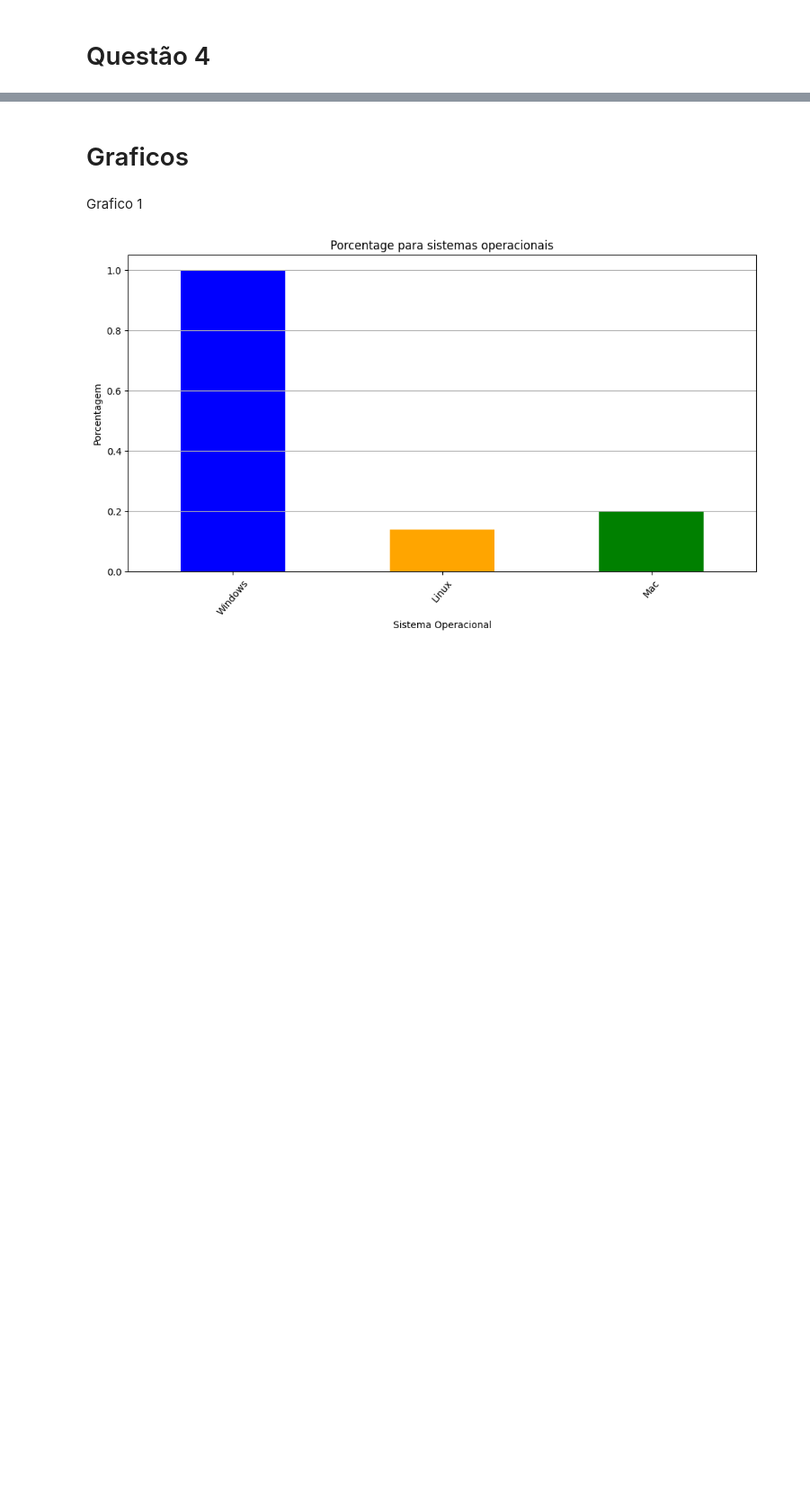
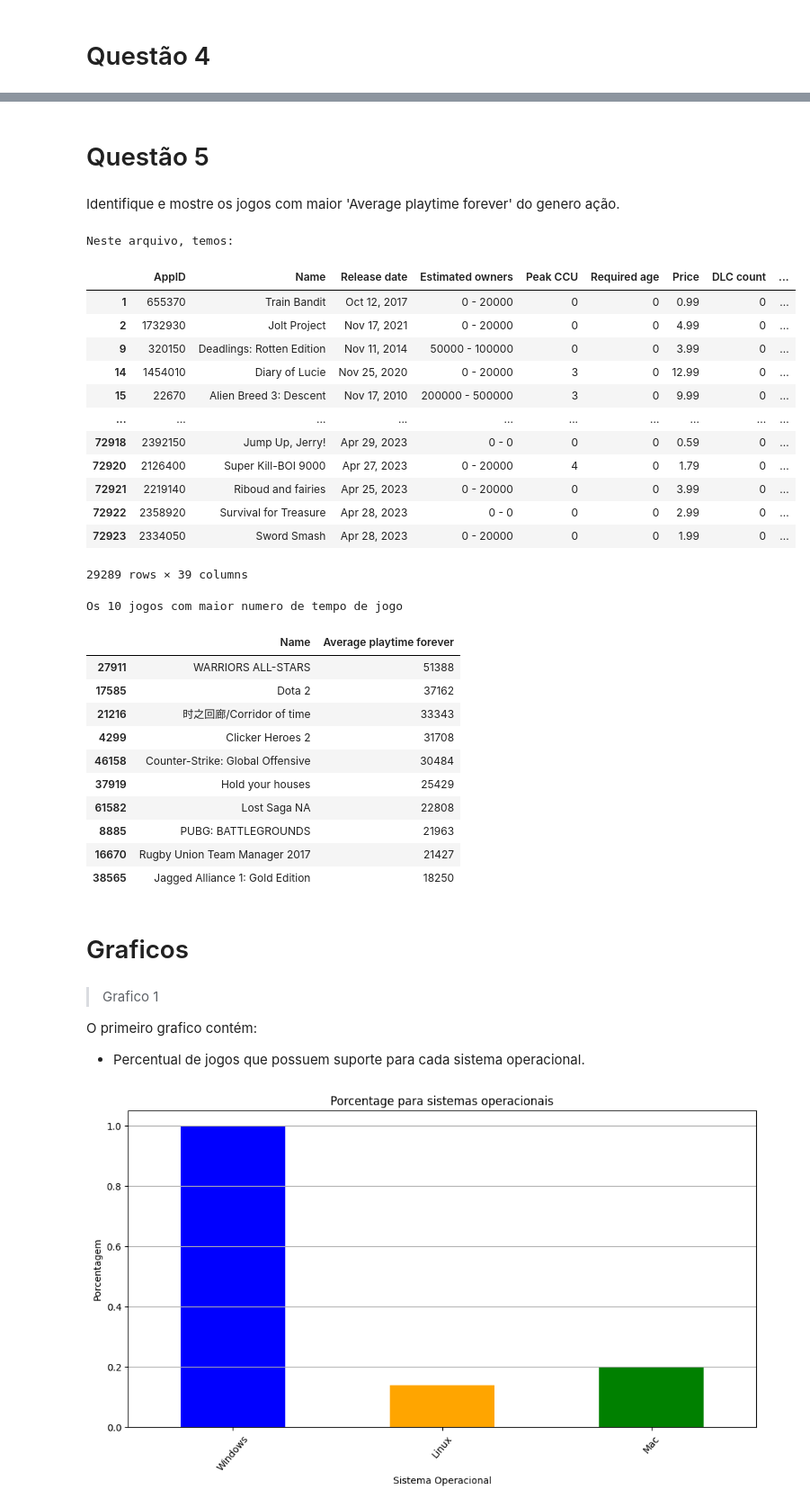
Before and after one commit to FelipePinheiro964/PUCRS---Fase-2---Steam-Games, a Jupyter notebook: PUCRS_Fase_2_Steam_games.ipynb, the cells around one changed output, grey strips where cells are left out. Shown at 90% size. Cells and saved outputs as stored; diff of their text form; code cells hidden in the pictures; blank space fills up the shorter version.

```diff
--- a/PUCRS_Fase_2_Steam_games.ipynb
+++ b/PUCRS_Fase_2_Steam_games.ipynb
@@ -288,7 +337,65 @@ dtype: float64
+# %% [markdown]
+#   Questão 5
+# %% [markdown]
+Identifique e mostre os jogos com maior 'Average playtime forever' do genero ação.
+# %%
+# Para nao perder dados, cria uma copia da tabela
+tabela_copy = tabela.copy()
+
+# Procura todos os generos Action
+mask = tabela_copy['Genres'].str.contains('Action', case=False, na=False)
+
+# Cria uma variavel RPG para facilitar leitura
+Action = tabela_copy[mask]
+
+# Retira qualquer genero None presente
+Action = Action.dropna(subset=['Genres'])
+
+# Mostra os arquivos presentes
+print('Neste arquivo, temos:')
+display(Action)
+
+if 'Average playtime forever' in Action.columns:
+  max_players = Action.sort_values(by='Average playtime forever', ascending=False).head(10)
+
+print('Os 10 jogos com maior numero de tempo de jogo')
+display(max_players[['Name', 'Average playtime forever']])
+# %% [output]
+Neste arquivo, temos:
+|  | AppID | Name | Release date | Estimated owners | Peak CCU | Required age | Price | DLC count | ... |
+| 1 | 655370 | Train Bandit | Oct 12, 2017 | 0 - 20000 | 0 | 0 | 0.99 | 0 | ... |
+| 2 | 1732930 | Jolt Project | Nov 17, 2021 | 0 - 20000 | 0 | 0 | 4.99 | 0 | ... |
+| 9 | 320150 | Deadlings: Rotten Edition | Nov 11, 2014 | 50000 - 100000 | 0 | 0 | 3.99 | 0 | ... |
+| 14 | 1454010 | Diary of Lucie | Nov 25, 2020 | 0 - 20000 | 3 | 0 | 12.99 | 0 | ... |
+| 15 | 22670 | Alien Breed 3: Descent | Nov 17, 2010 | 200000 - 500000 | 3 | 0 | 9.99 | 0 | ... |
+| ... | ... | ... | ... | ... | ... | ... | ... | ... | ... |
+| 72918 | 2392150 | Jump Up, Jerry! | Apr 29, 2023 | 0 - 0 | 0 | 0 | 0.59 | 0 | ... |
+| 72920 | 2126400 | Super Kill-BOI 9000 | Apr 27, 2023 | 0 - 20000 | 4 | 0 | 1.79 | 0 | ... |
+| 72921 | 2219140 | Riboud and fairies | Apr 25, 2023 | 0 - 20000 | 0 | 0 | 3.99 | 0 | ... |
+| 72922 | 2358920 | Survival for Treasure | Apr 28, 2023 | 0 - 0 | 0 | 0 | 2.99 | 0 | ... |
+| 72923 | 2334050 | Sword Smash | Apr 28, 2023 | 0 - 20000 | 0 | 0 | 1.99 | 0 | ... |
+29289 rows × 39 columns
+Os 10 jogos com maior numero de tempo de jogo
+|  | Name | Average playtime forever |
+| 27911 | WARRIORS ALL-STARS | 51388 |
+| 17585 | Dota 2 | 37162 |
+| 21216 | 时之回廊/Corridor of time | 33343 |
+| 4299 | Clicker Heroes 2 | 31708 |
+| 46158 | Counter-Strike: Global Offensive | 30484 |
+| 37919 | Hold your houses | 25429 |
+| 61582 | Lost Saga NA | 22808 |
+| 8885 | PUBG: BATTLEGROUNDS | 21963 |
+| 16670 | Rugby Union Team Manager 2017 | 21427 |
+| 38565 | Jagged Alliance 1: Gold Edition | 18250 |
 # %% [markdown]
 # Graficos
-# %% [markdown]
-Grafico 1
+# %% [markdown]
+> Grafico 1
+
+O primeiro grafico contém:
+
+
+*   Percentual de jogos que possuem suporte para cada sistema operacional.
 # %%
 sist_op = tabela.copy()
 
```
Also changed, not shown: parts of 20 cells of this notebook.
